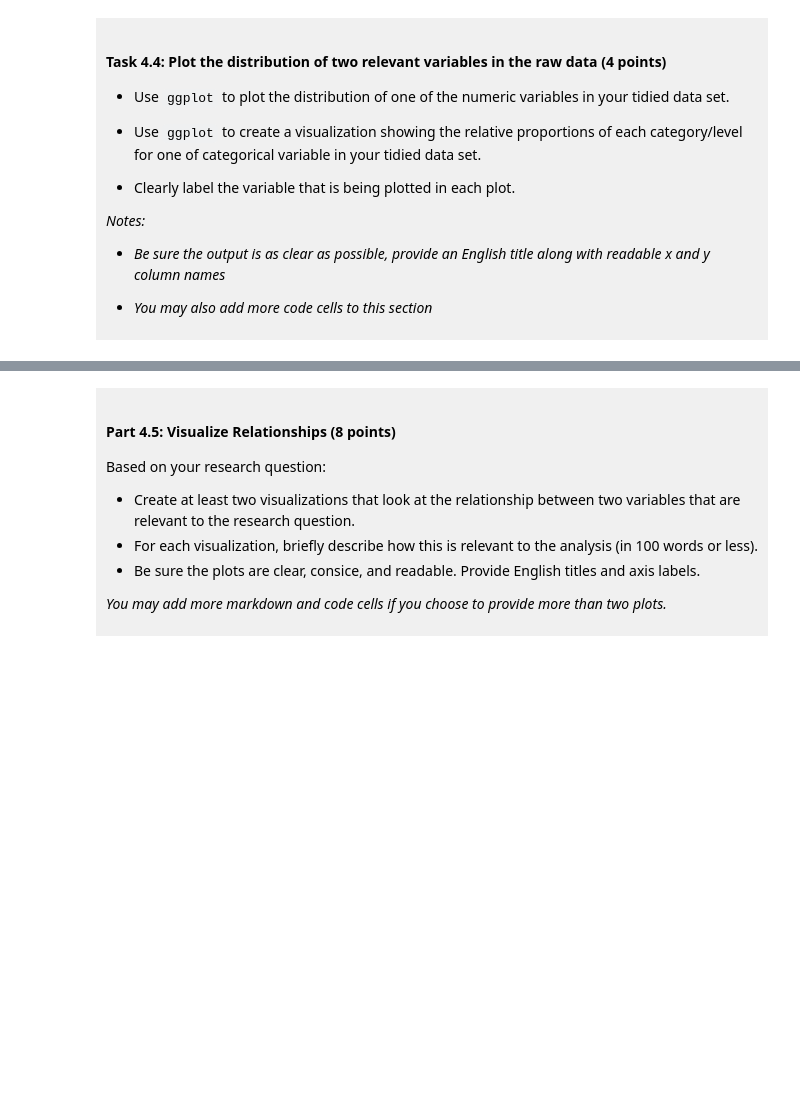
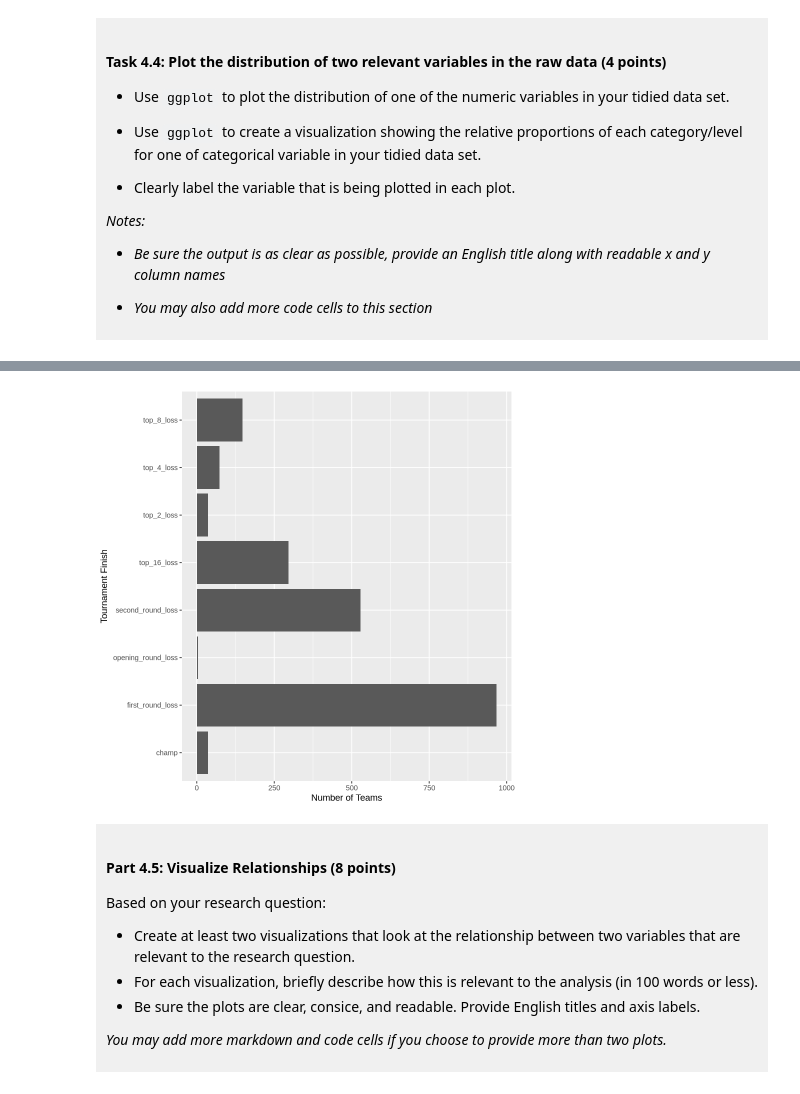
Before and after one commit to data489/dsci-100-project-sophie-durocher, a Jupyter notebook: dsci-100-project-notebook.ipynb, the cells around one changed output, grey strips where cells are left out. Drawn from its saved outputs; the diff is of its cells as text; code cells hidden in the pictures; blank space fills up the shorter version.

```diff
--- a/dsci-100-project-notebook.ipynb
+++ b/dsci-100-project-notebook.ipynb
@@ -261,5 +350,12 @@ You will refine your research question (if needed) and produce a tidy data set.
 # %%
-### EDIT THIS CODE CELL FOR PLOT 2 ###
+  tourney_groups <- tidy_march_madness |>
+group_by(tourney_finish) |>
+    summarize(count = n())
+
+tourney_plot <- tourney_groups |> ggplot(aes(x = count , y = tourney_finish)) + geom_bar(stat = "identity") + labs(y = "Tournament Finish", x = "Number of Teams")
+tourney_plot
+# %% [output]
+[figure, added]
 # %% [markdown]
 <div style="background-color: #f0f0f0; padding: 10px;">
 
```
Also changed, not shown: parts of 13 cells of this notebook.
